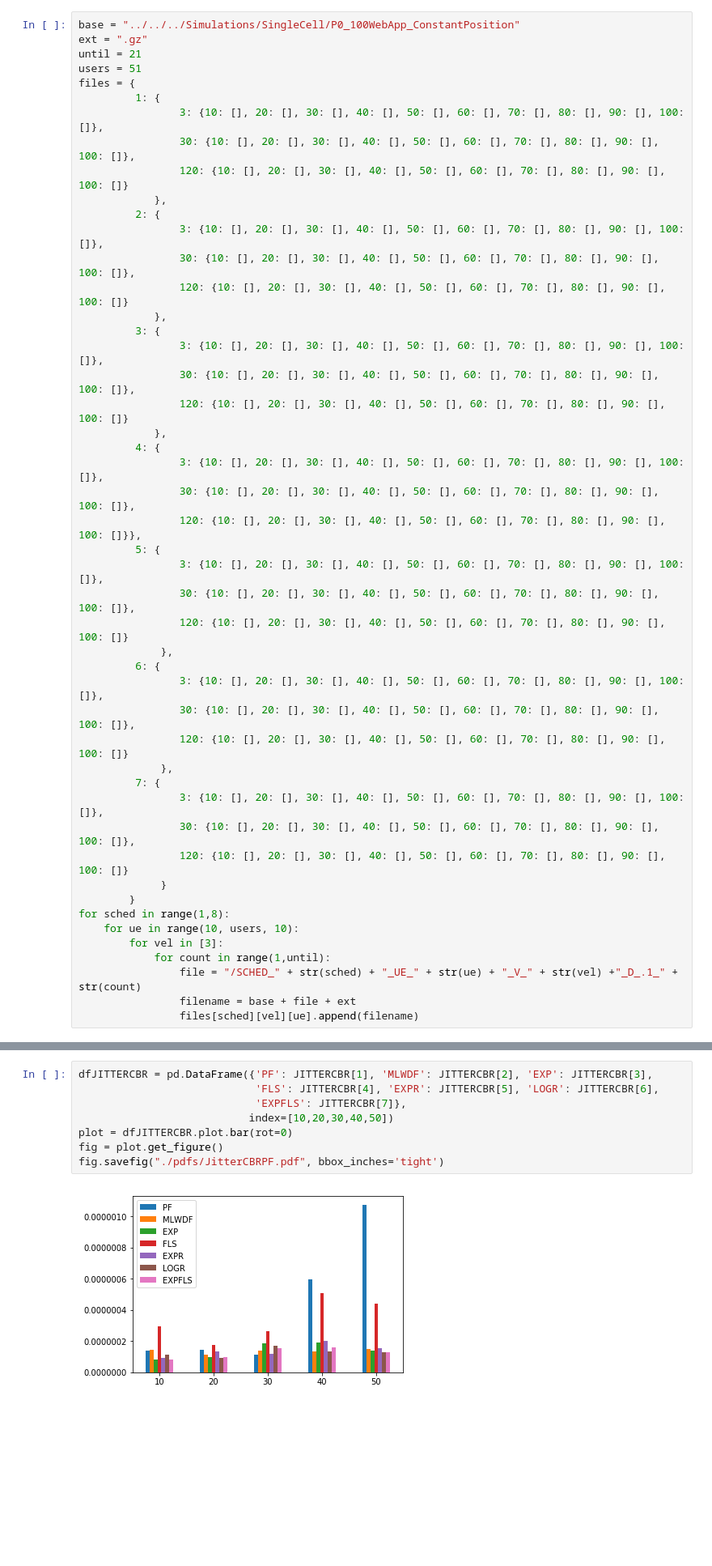
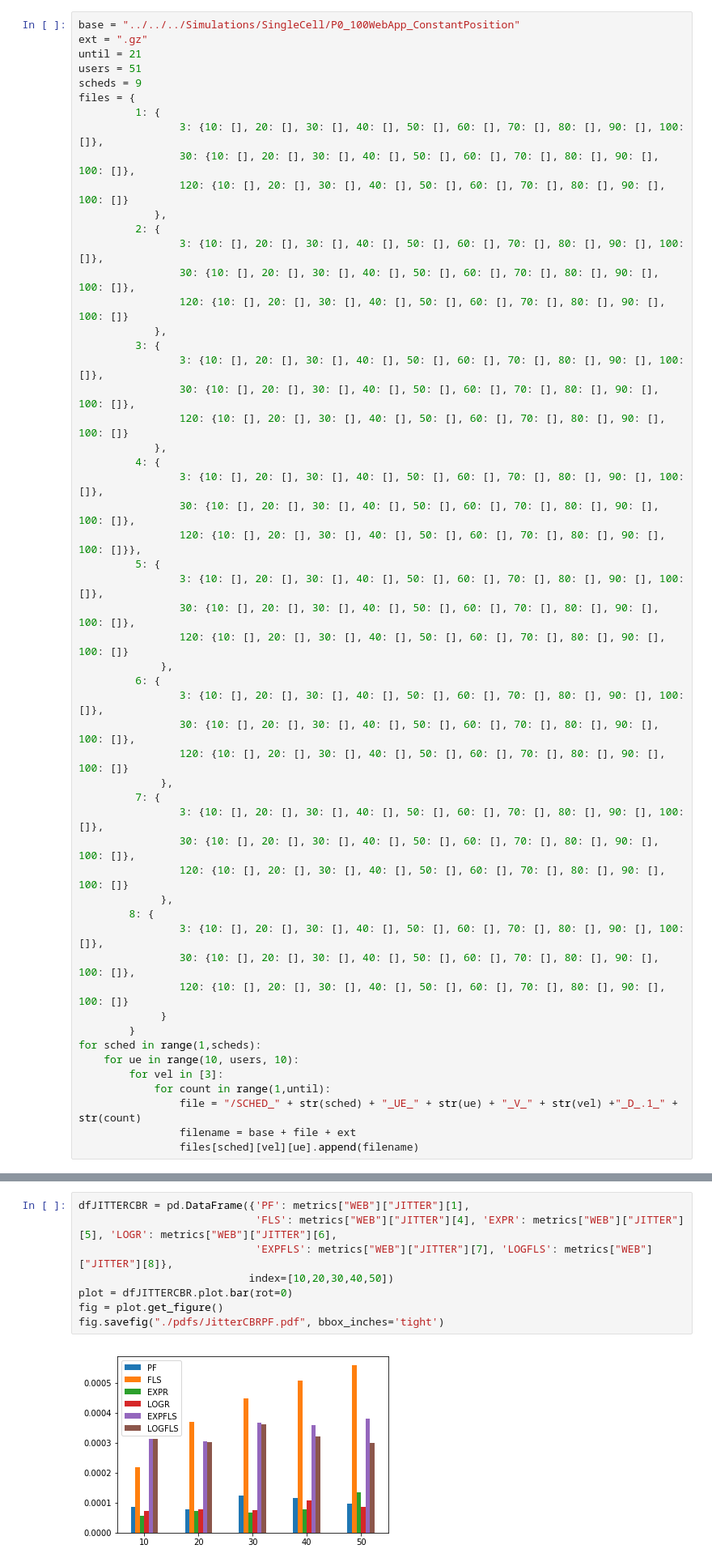
Before and after one commit to gdbranco/lte-sim-dev-new, a Jupyter notebook: myStuff/scripts/P0_100WebApp_ConstantPosition.ipynb, the cells around one changed output, grey strips where cells are left out. Shown at 81% size. Saved outputs shown, nothing was run; the diff lists cells and outputs as text; blank space fills up the shorter version.

```diff
--- a/myStuff/scripts/P0_100WebApp_ConstantPosition.ipynb
+++ b/myStuff/scripts/P0_100WebApp_ConstantPosition.ipynb
@@ -219,6 +219,7 @@ base = "../../../Simulations/SingleCell/P0_100WebApp_ConstantPosition"
 ext = ".gz"
 until = 21
 users = 51
+scheds = 9
 files = {
          1: {
                 3: {10: [], 20: [], 30: [], 40: [], 50: [], 60: [], 70: [], 80: [], 90: [], 100: []},
@@ -253,9 +254,14 @@ files = {
                 3: {10: [], 20: [], 30: [], 40: [], 50: [], 60: [], 70: [], 80: [], 90: [], 100: []},
                 30: {10: [], 20: [], 30: [], 40: [], 50: [], 60: [], 70: [], 80: [], 90: [], 100: []},
                 120: {10: [], 20: [], 30: [], 40: [], 50: [], 60: [], 70: [], 80: [], 90: [], 100: []}
+             },
+        8: {
+                3: {10: [], 20: [], 30: [], 40: [], 50: [], 60: [], 70: [], 80: [], 90: [], 100: []},
+                30: {10: [], 20: [], 30: [], 40: [], 50: [], 60: [], 70: [], 80: [], 90: [], 100: []},
+                120: {10: [], 20: [], 30: [], 40: [], 50: [], 60: [], 70: [], 80: [], 90: [], 100: []}
              }
         }
-for sched in range(1,8):
+for sched in range(1,scheds):
     for ue in range(10, users, 10):
         for vel in [3]:
             for count in range(1,until):
@@ -459,15 +451,15 @@ fig.savefig("./pdfs/DelayCBR.pdf", bbox_inches='tight')
 # %% [markdown]
 ## Jitter
 # %%
-dfJITTERCBR = pd.DataFrame({'PF': JITTERCBR[1], 'MLWDF': JITTERCBR[2], 'EXP': JITTERCBR[3],
-                            'FLS': JITTERCBR[4], 'EXPR': JITTERCBR[5], 'LOGR': JITTERCBR[6],
-                            'EXPFLS': JITTERCBR[7]},
+dfJITTERCBR = pd.DataFrame({'PF': metrics["WEB"]["JITTER"][1],
+                            'FLS': metrics["WEB"]["JITTER"][4], 'EXPR': metrics["WEB"]["JITTER"][5], 'LOGR': metrics["WEB"]["JITTER"][6],
+                            'EXPFLS': metrics["WEB"]["JITTER"][7], 'LOGFLS': metrics["WEB"]["JITTER"][8]},
                            index=[10,20,30,40,50])
 plot = dfJITTERCBR.plot.bar(rot=0)
 fig = plot.get_figure()
 fig.savefig("./pdfs/JitterCBRPF.pdf", bbox_inches='tight')
 # %% [output]
-[figure, old version]
+[figure, new version]
 # %% [markdown]
 ## FAIRNESS
 # %%
```
Also changed, not shown: parts of 14 cells of this notebook, 20 other files.
